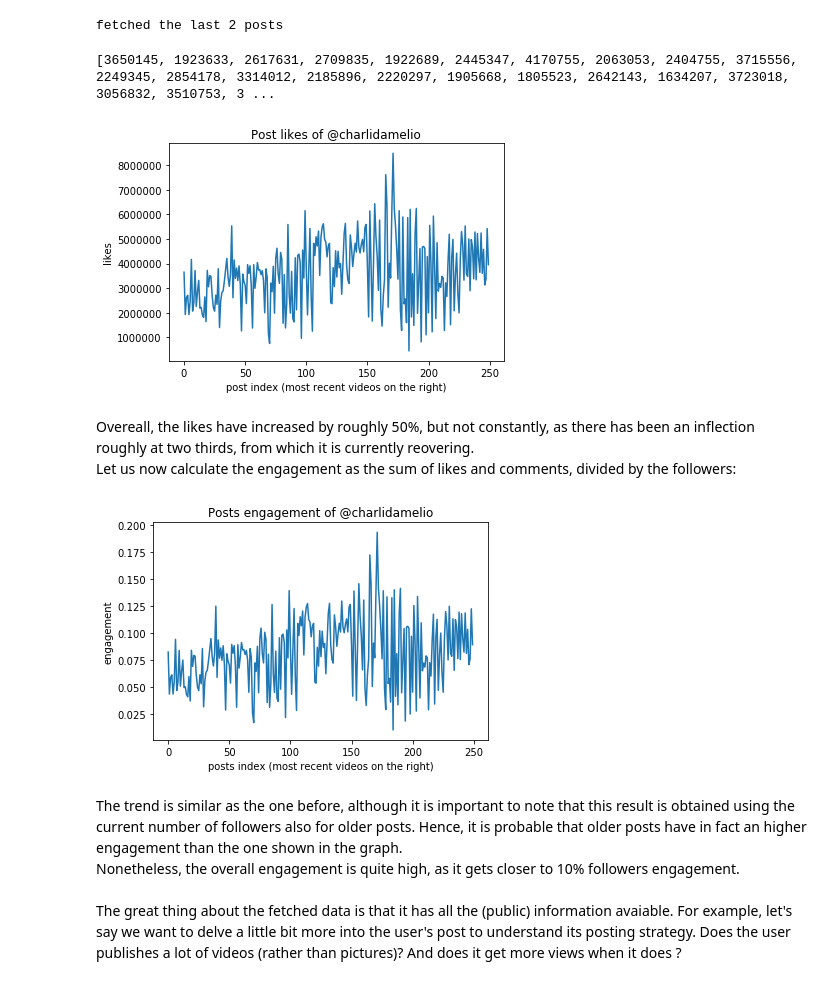
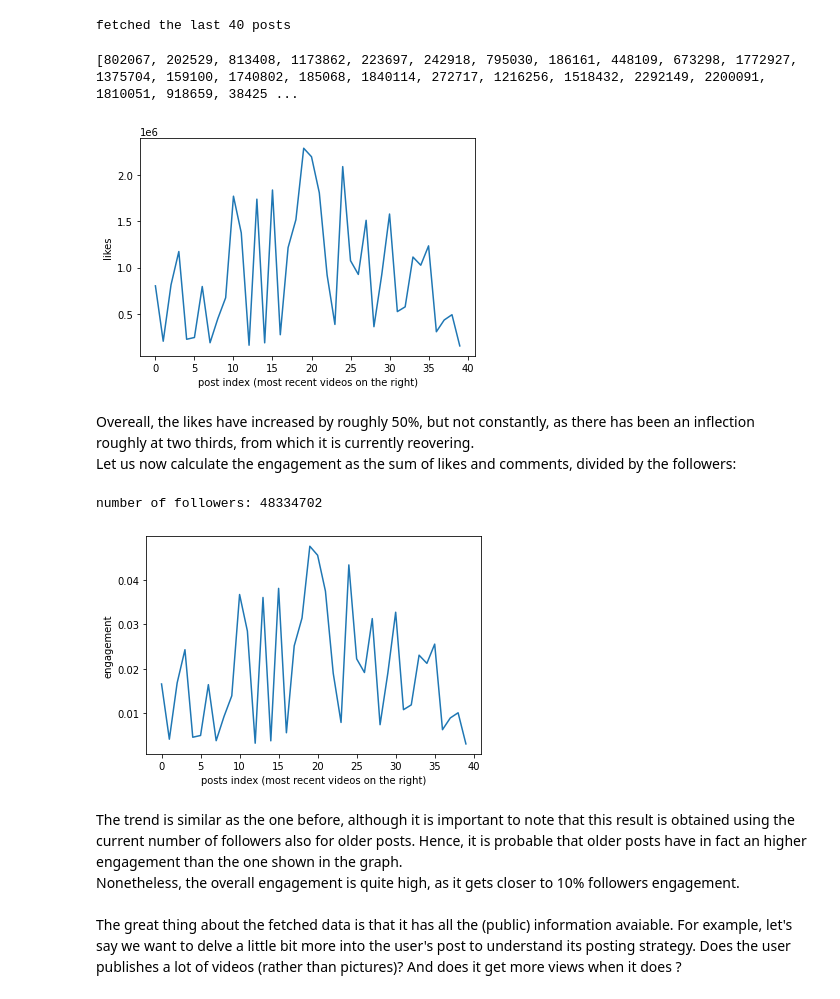
Before and after one commit to EnsembleData/instagram-scraper, a Jupyter notebook: src/AnalyzeUser.ipynb, the cells around one changed output. Drawn from its saved outputs; the diff is of its cells as text; code cells hidden in the pictures.

```diff
--- a/src/AnalyzeUser.ipynb
+++ b/src/AnalyzeUser.ipynb
@@ -7,40 +7,38 @@ from itertools import compress
 #Initialize the TikTok fetcher:
 
 ##Replace this with your token!
-##Get one for free at www.influencerhunters.com
-TOKEN = "XXXXXXXXXX"
+##Get one for free at https://www.ensembledata.com/register
+TOKEN = ""
 
-ig = Instagram_I_IH(token_IH_API=TOKEN)
+ig = Instagram_I_ED(token_ED_API=TOKEN)
 # %%
-username = "charlidamelio"
-res, success = ig.get_posts_from_username(username, depth = 4)
+userid = "183250726"
+res, success = ig.get_user_posts(userid, depth=4, oldest_timestamp=None)
 
 if success:
     print("fetched the last",len(res["posts"]),"posts")
 else:
     print("Something went wrong with the request: ", res.text)
 # %% [output]
-fetched the last 2 posts
+fetched the last 40 posts
 # %%
 #Get the views counts from all the videos (in chronological order):
 likes_count = [video["node"]["edge_media_preview_like"]["count"] for video in res["posts"]]
 print(likes_count)
 # %% [output]
-[3650145, 1923633, 2617631, 2709835, 1922689, 2445347, 4170755, 2063053, 2404755, 3715556, 2249345, 2854178, 3314012, 2185896, 2220297, 1905668, 1805523, 2642143, 1634207, 3723018, 3056832, 3510753, 3 ...
+[802067, 202529, 813408, 1173862, 223697, 242918, 795030, 186161, 448109, 673298, 1772927, 1375704, 159100, 1740802, 185068, 1840114, 272717, 1216256, 1518432, 2292149, 2200091, 1810051, 918659, 38425 ...
 # %%
 #Plotting it with matplotlib:
 
 plt.plot(likes_count)
 
 plt.xlabel('post index (most recent videos on the right)')
 plt.ylabel('likes')
 
-plt.title('Post likes of @'+username)
-
 # function to show the plot
 plt.show()
 # %% [output]
-[figure, old version]
+[figure, new version]
 # %% [markdown]
 Overeall, the likes have increased by roughly 50%, but not constantly, as there has been an inflection roughly at two thirds, from which it is currently reovering.<br> Let us now calculate the engagement as the sum of likes and comments, divided by the followers:
 # %%
@@ -49,9 +47,11 @@ comment_count = [video["node"]["edge_media_to_comment"]["count"] for video in re
 
 #To get the number of followers we need to call another API, which uses the user_id:
 user_id = res["posts"][0]["node"]["owner"]["id"]
-followers, success = ig.get_followers(user_id)
+followers, success = ig.get_user_followers(user_id)
 n_followers = followers["count"]
 print("number of followers:",n_followers)
+# %% [output]
+number of followers: 48334702
 # %%
 engagement = [(a+b)/n_followers for a,b in zip(likes_count, comment_count) ]
 
@@ -62,12 +62,10 @@ plt.plot(engagement)
 plt.xlabel('posts index (most recent videos on the right)')
 plt.ylabel('engagement')
 
-plt.title('Posts engagement of @'+username)
-
 # function to show the plot
 plt.show()
 # %% [output]
-[figure, old version]
+[figure, new version]
 # %% [markdown]
 The trend is similar as the one before, although it is important to note that this result is obtained using the current number of followers also for older posts. Hence, it is probable that older posts have in fact an higher engagement than the one shown in the graph. <br> Nonetheless, the overall engagement is quite high, as it gets closer to 10% followers engagement.
 <br>
```
Also changed, not shown: parts of 2 cells of this notebook, 1 other file.
